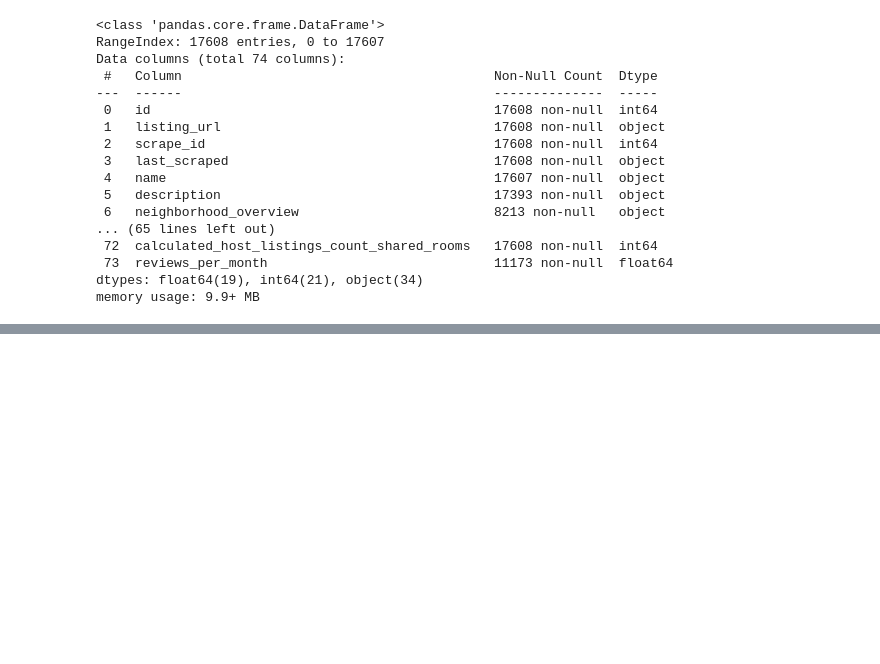
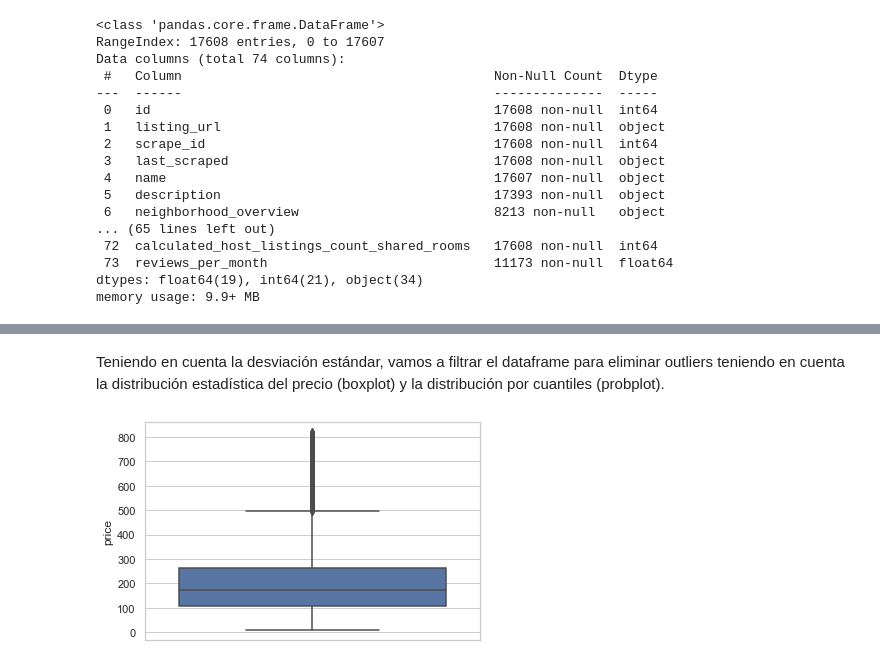
Before and after one commit to HelenaAH30/AirBNB_AA, a Jupyter notebook: final_AA.ipynb, the cells around one changed output, grey strips where cells are left out. Cells and saved outputs as stored; diff of their text form; code cells hidden in the pictures; blank space fills up the shorter version.

Commit message:
Precio filtrado, faltan el resto de las columnas

```diff
--- a/final_AA.ipynb
+++ b/final_AA.ipynb
@@ -24,6 +30,7 @@ path_figures = os.path.join(os.getcwd(), 'Figures')
 # %%
 #%% Loading data
-df_airbnb = pd.read_csv(path_data)
+df_airbnb_raw = pd.read_csv(path_data)
+df_airbnb = df_airbnb_raw.copy()
 df_airbnb.head()
 df_airbnb.info()
 # %% [output]
@@ -46,0 +57,3 @@ memory usage: 9.9+ MB
+# %%
+df_airbnb = df_airbnb.drop(columns = ['calendar_updated','bathrooms','neighbourhood_group_cleansed'])
+df_airbnb.head()
@@ -46,0 +68,4 @@ memory usage: 9.9+ MB
+# %%
+df_airbnb.price = df_airbnb.price.str.replace("$","").str.replace(",","").astype(float)
+df_airbnb.price.dtype
+df_airbnb.price.head()
@@ -46,0 +95,4 @@ memory usage: 9.9+ MB
+# %%
+df_airbnb[df_airbnb.price == 0.]
+df_airbnb = df_airbnb[df_airbnb.price != 0.]
+df_airbnb.price.describe()
@@ -46,0 +109,9 @@ memory usage: 9.9+ MB
+# %% [markdown]
+Teniendo en cuenta la desviación estándar, vamos a filtrar el dataframe para eliminar outliers teniendo en cuenta la distribución estadística del precio (boxplot) y la distribución por cuantiles (probplot).
+# %%
+std = df_airbnb.price.describe()[2]
+df = df_airbnb.loc[(df_airbnb.price <= 2*std )]
+sns.set_theme(style="whitegrid")
+ax = sns.boxplot(y="price", data=df)
+# %% [output]
+[figure, added]
```
Also changed, not shown: parts of 14 cells of this notebook, 1 other file.
